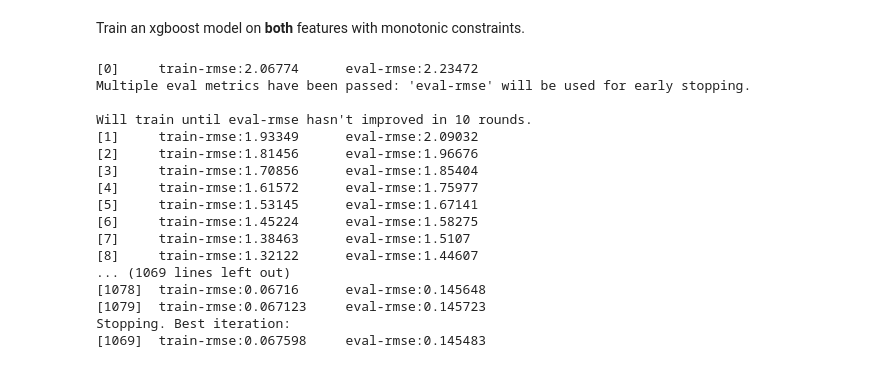
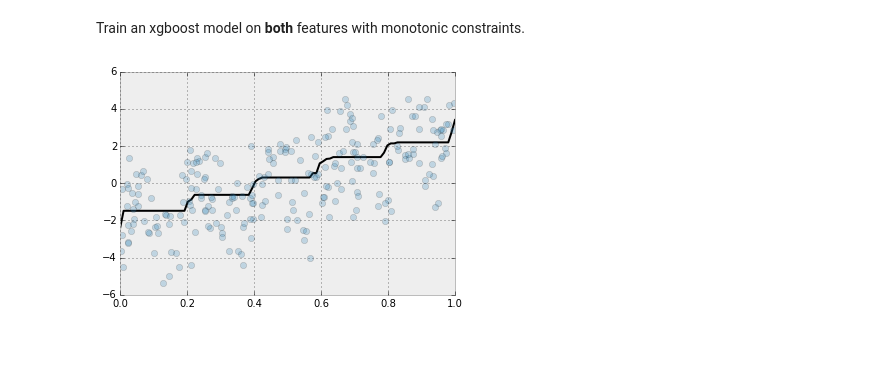
Before and after one commit to madrury/xgboost-monotonic-testing, a Jupyter notebook: xgboost-monotonic-testing.ipynb, the cells around one changed output. Saved outputs shown, nothing was run; the diff lists cells and outputs as text; code cells hidden in the pictures.

Commit message:
Remove stdout from model fitting.

```diff
--- a/xgboost-monotonic-testing.ipynb
+++ b/xgboost-monotonic-testing.ipynb
@@ -236,29 +156,17 @@ plot_one_feature_of_two_prediction(model_no_constraints, X_test, y_test, 1)
 # %% [markdown]
 Train an xgboost model on **both** features with monotonic constraints.
 # %%
+%%capture
+
 params_constrained = params.copy()
 params_constrained['updater'] = "grow_monotone_colmaker,prune"
 params_constrained['monotone_constraints'] = "(1,-1)"
 
 evallist  = [(dtrain, 'train'), (dvalid, 'eval')]
-model_n_constraints = xgb.train(params, dtrain,
-                                 num_boost_round = 2500, evals = evallist,
-                                 early_stopping_rounds = 10)
+model_with_constraints = xgb.train(params_constrained, dtrain,
+                                   num_boost_round = 2500, evals = evallist,
+                                   early_stopping_rounds = 10)
-# %% [output]
-[0]     train-rmse:2.06774      eval-rmse:2.23472
-Multiple eval metrics have been passed: 'eval-rmse' will be used for early stopping.
-
-Will train until eval-rmse hasn't improved in 10 rounds.
-[1]     train-rmse:1.93349      eval-rmse:2.09032
-[2]     train-rmse:1.81456      eval-rmse:1.96676
-[3]     train-rmse:1.70856      eval-rmse:1.85404
-[4]     train-rmse:1.61572      eval-rmse:1.75977
-[5]     train-rmse:1.53145      eval-rmse:1.67141
-[6]     train-rmse:1.45224      eval-rmse:1.58275
-[7]     train-rmse:1.38463      eval-rmse:1.5107
-[8]     train-rmse:1.32122      eval-rmse:1.44607
-... (1069 lines left out)
-[1078]  train-rmse:0.06716      eval-rmse:0.145648
-[1079]  train-rmse:0.067123     eval-rmse:0.145723
-Stopping. Best iteration:
-[1069]  train-rmse:0.067598     eval-rmse:0.145483
+# %%
+plot_one_feature_of_two_prediction(model_with_constraints, X_test, y_test, 0)
+# %% [output]
+[figure, added]
```
Also changed, not shown: parts of 14 cells of this notebook.
